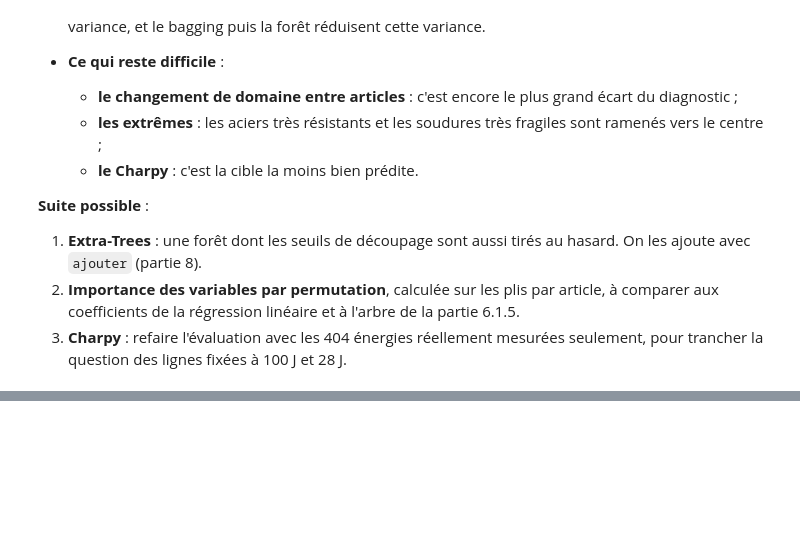
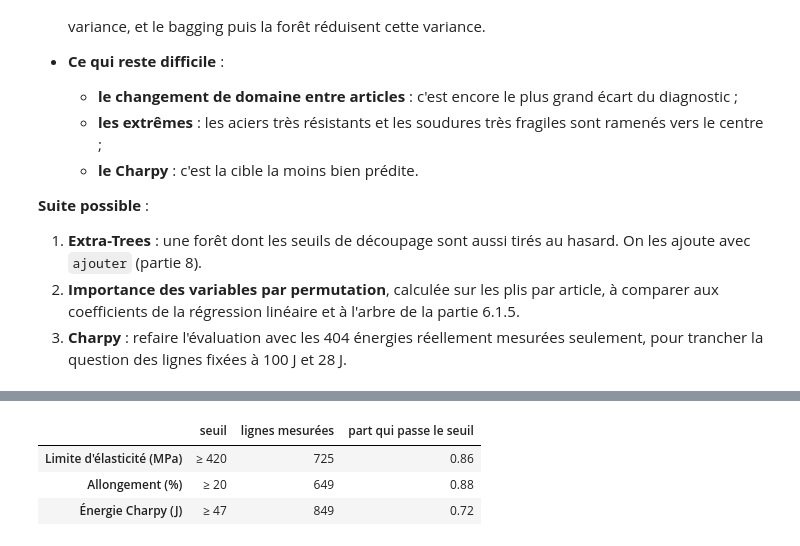
Before and after one commit to marglgls/Projet-ML-soudures, a Jupyter notebook: modeles.ipynb, the cells around one changed output, grey strips where cells are left out. Drawn from its saved outputs; the diff is of its cells as text; code cells hidden in the pictures; blank space fills up the shorter version.

```diff
--- a/modeles.ipynb
+++ b/modeles.ipynb
@@ -1259,0 +1297,19 @@ RMSE en validation croisée par article
+# %%
+from ml_dataset import CHARPY_T
+
+# Classe ISO 2560-A E 42 3 (équivalent AWS A5.1 E7018) : les trois minimums du métal déposé.
+SEUILS = {"yield": 420, "elongation": 20, "charpy": 47}  # MPa, %, J
+T_CHARPY = -30                                             # °C : le « 3 » de E 42 3
+FORET = "forêt aléatoire (réglée)"
+CIBLES_CLASSIF = list(SEUILS)
+
+display(pd.DataFrame({
+    "seuil": [f"≥ {SEUILS[c]}" for c in CIBLES_CLASSIF],
+    "lignes mesurées": [len(donnees[c][1]) for c in CIBLES_CLASSIF],
+    "part qui passe le seuil": [(donnees[c][1] >= SEUILS[c]).mean() for c in CIBLES_CLASSIF],
+}, index=[NOMS[c] for c in CIBLES_CLASSIF]).round(2))
+# %% [output]
+|  | seuil | lignes mesurées | part qui passe le seuil |
+| Limite d'élasticité (MPa) | ≥ 420 | 725 | 0.86 |
+| Allongement (%) | ≥ 20 | 649 | 0.88 |
+| Énergie Charpy (J) | ≥ 47 | 849 | 0.72 |
```
Also changed, not shown: parts of 16 cells of this notebook, 3 other files.
